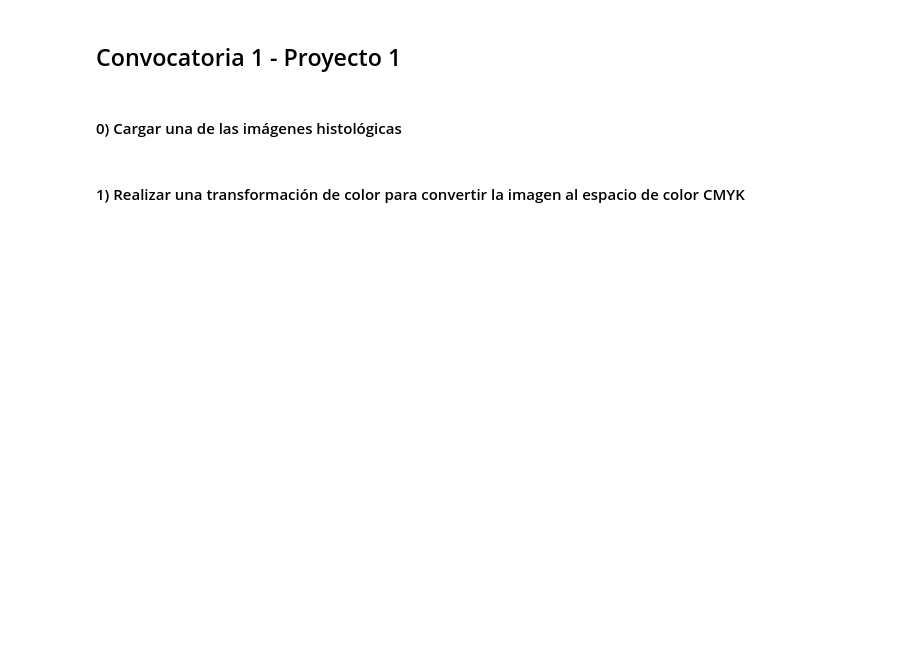
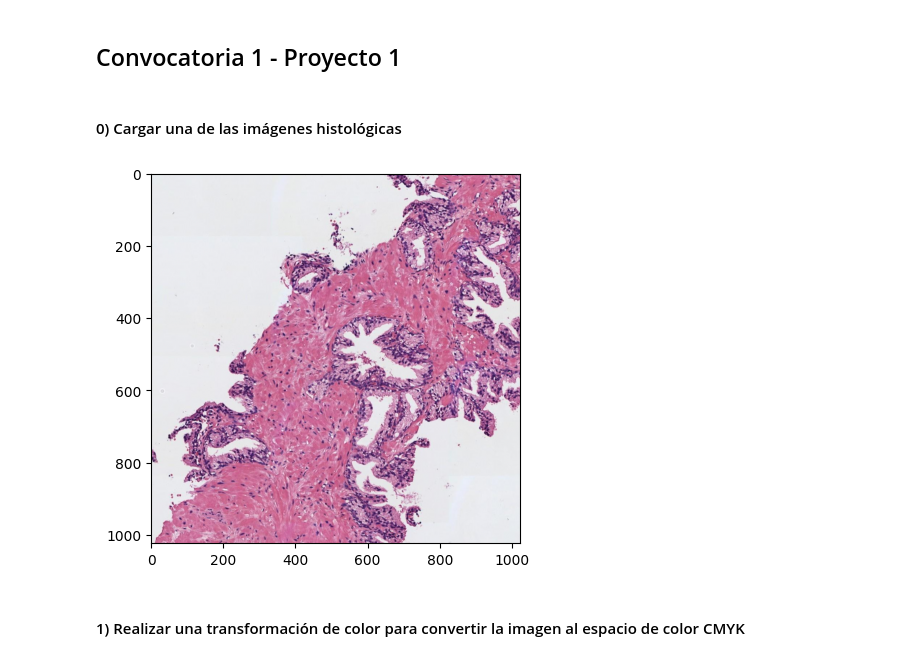
Before and after one commit to cedaniel200/viu-aprendizaje-supervisado, a Jupyter notebook: actividades/Actividad_Computer_Vision_C1_MenesesGuevara_CesarDaniel.ipynb, the cells around one changed output. Saved outputs shown, nothing was run; the diff lists cells and outputs as text; code cells hidden in the pictures; blank space fills up the shorter version.

```diff
--- a/actividades/Actividad_Computer_Vision_C1_MenesesGuevara_CesarDaniel.ipynb
+++ b/actividades/Actividad_Computer_Vision_C1_MenesesGuevara_CesarDaniel.ipynb
@@ -3,8 +3,27 @@
 # %% [markdown]
 #### 0) Cargar una de las imágenes histológicas
 # %%
-# Utilizar la librería skimage.io para leer la imagen 'histo_x.jpg' en formato RGB.
-# Normalizar la imagen para que los píxeles se encuentren en el rango [0, 1]
-# Visualizar la imagen
+import matplotlib.pyplot as plt
+from skimage import io
+import numpy as np
+import cv2
+
+def nomalizar_visualizar(ruta_imagen):
+    # Utilizar la librería skimage.io para leer la imagen 'histo_x.jpg' en formato RGB.
+    img = io.imread(ruta_imagen)
+
+    # Normalizar la imagen para que los píxeles se encuentren en el rango [0, 1]
+    rgb = img.copy()
+    rgb_normalizada = rgb.astype('uint8')/255
+
+    # Visualizar la imagen
+    plt.imshow(rgb_normalizada)
+    plt.show()
+
+    return rgb_normalizada.copy()
+
+histo_1_normalizada = nomalizar_visualizar('./histo_1.jpg')
+# %% [output]
+[figure, added]
 # %% [markdown]
 #### 1) Realizar una transformación de color para convertir la imagen al espacio de color CMYK
```
Also changed, not shown: parts of 4 cells of this notebook, 2 other files.
